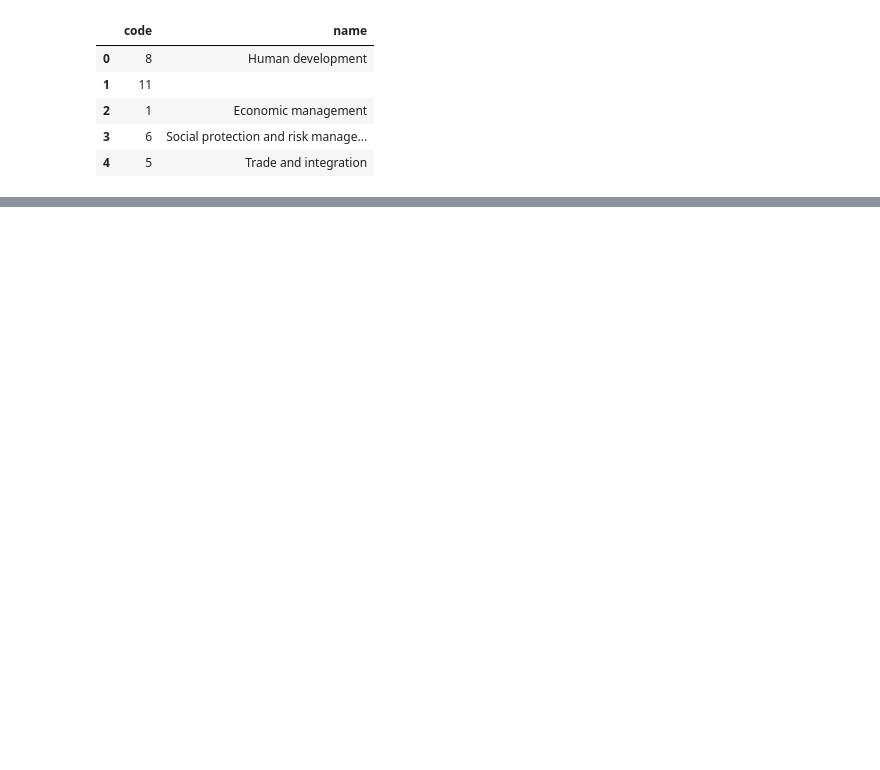
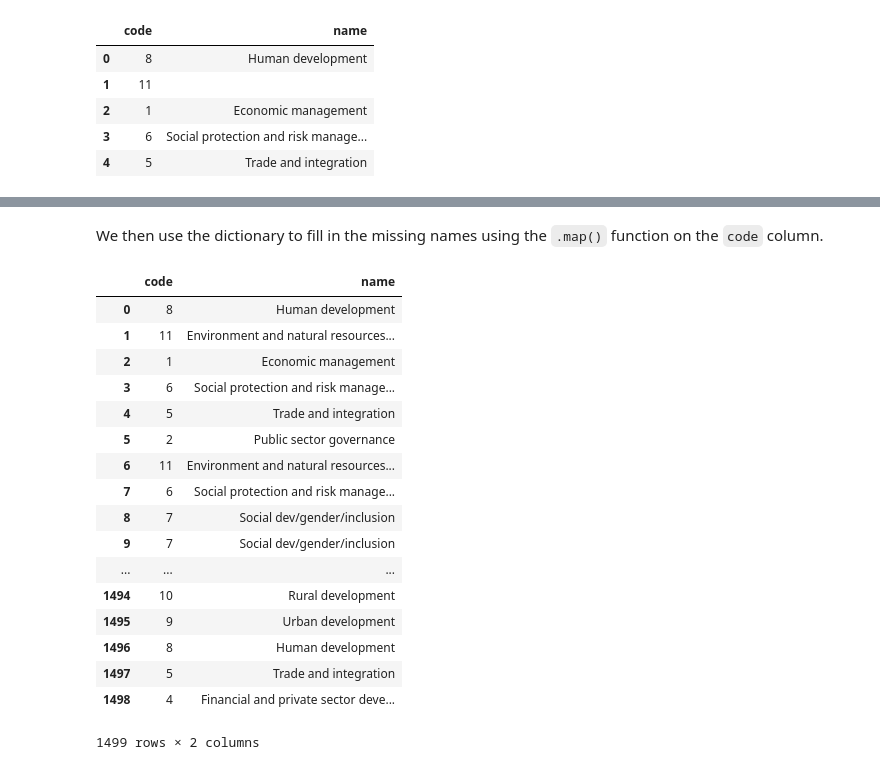
Before and after one commit to JCattera/data_wrangling_json, a Jupyter notebook: sliderule_dsi_json_exercise.ipynb, the cells around one changed output, grey strips where cells are left out. Cells and saved outputs as stored; diff of their text form; code cells hidden in the pictures; blank space fills up the shorter version.

```diff
--- a/sliderule_dsi_json_exercise.ipynb
+++ b/sliderule_dsi_json_exercise.ipynb
@@ -238,0 +265,7 @@ tdict
+# %%
+# For each 'code' group, the max value under the name column is the theme name corresponding with the theme code,
+# and not the empty string.
+table = j_norm.groupby(['code']).max()
+# convert the name column of the dataframe to a dictionary
+tdict=table.name.to_dict()
+tdict
@@ -238,0 +286,27 @@ tdict
+# %% [markdown]
+We then use the dictionary to fill in the missing names using the `.map()` function on the `code` column.
+# %%
+# copy j_norm
+j_norm_clean = j_norm.copy()
+# use map to assign new values to the 'name' column based on the corresponding key in the 'code' column
+j_norm_clean['name']=j_norm_clean.code.map(tdict)
+j_norm_clean
+# %% [output]
+|  | code | name |
+| 0 | 8 | Human development |
+| 1 | 11 | Environment and natural resources... |
+| 2 | 1 | Economic management |
+| 3 | 6 | Social protection and risk manage... |
+| 4 | 5 | Trade and integration |
+| 5 | 2 | Public sector governance |
+| 6 | 11 | Environment and natural resources... |
+| 7 | 6 | Social protection and risk manage... |
+| 8 | 7 | Social dev/gender/inclusion |
+| 9 | 7 | Social dev/gender/inclusion |
+| ... | ... | ... |
+| 1494 | 10 | Rural development |
+| 1495 | 9 | Urban development |
+| 1496 | 8 | Human development |
+| 1497 | 5 | Trade and integration |
+| 1498 | 4 | Financial and private sector deve... |
+1499 rows × 2 columns
```
Also changed, not shown: parts of 29 cells of this notebook.
